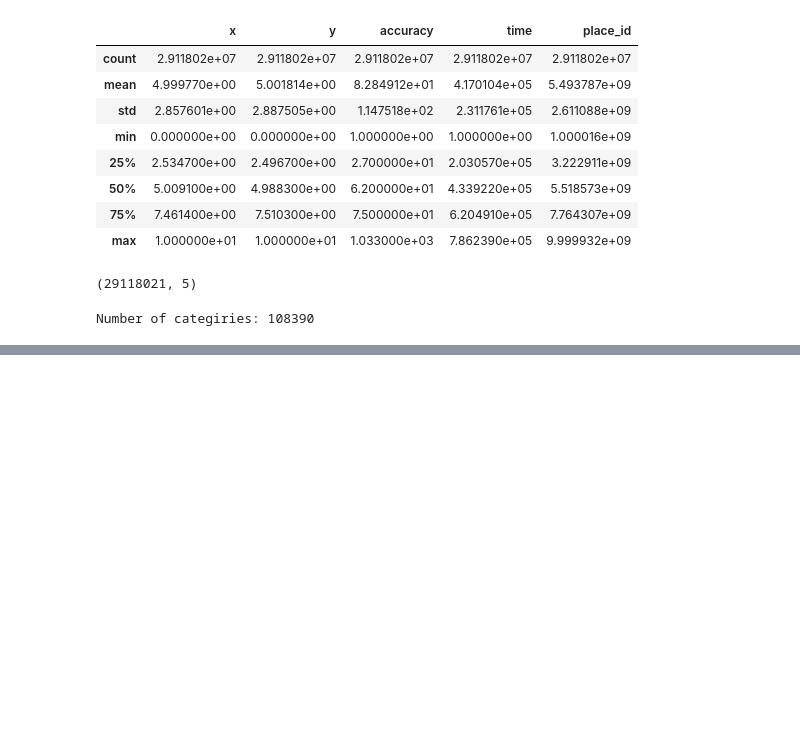
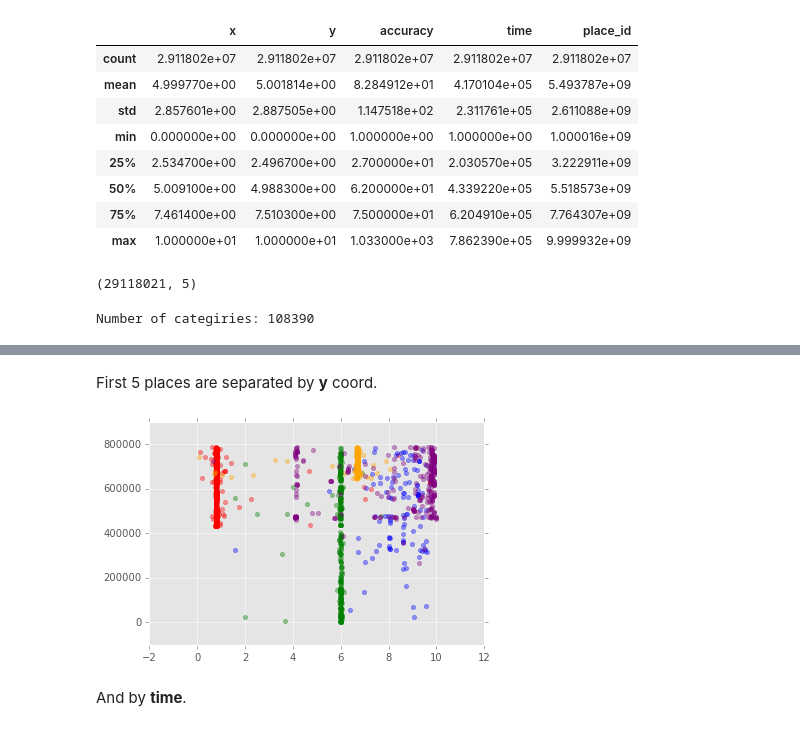
Before and after one commit to re9ulus/data_science_snippets, a Jupyter notebook: eda/Fb_contest.ipynb, the cells around one changed output, grey strips where cells are left out. Drawn from its saved outputs; the diff is of its cells as text; code cells hidden in the pictures; blank space fills up the shorter version.

```diff
--- a/eda/Fb_contest.ipynb
+++ b/eda/Fb_contest.ipynb
@@ -63,0 +74,15 @@ Number of categories that occures more than:
+# %% [markdown]
+First 5 places are separated by **y** coord.
+# %%
+nrows = 10000
+ids = [8523065625, 1757726713, 1137537235, 6567393236, 7440663949]
+colors = ['red', 'green', 'blue', 'orange', 'purple']
+
+for i, c in zip(ids, colors):
+    plot_data = data[data['place_id'] == i]
+    plt.scatter(plot_data['x'][:nrows], plot_data['time'][:nrows],
+                color=c, alpha=0.4)
+# %% [output]
+[figure, added]
+# %% [markdown]
+And by **time**.
```
Also changed, not shown: parts of 3 cells of this notebook.
